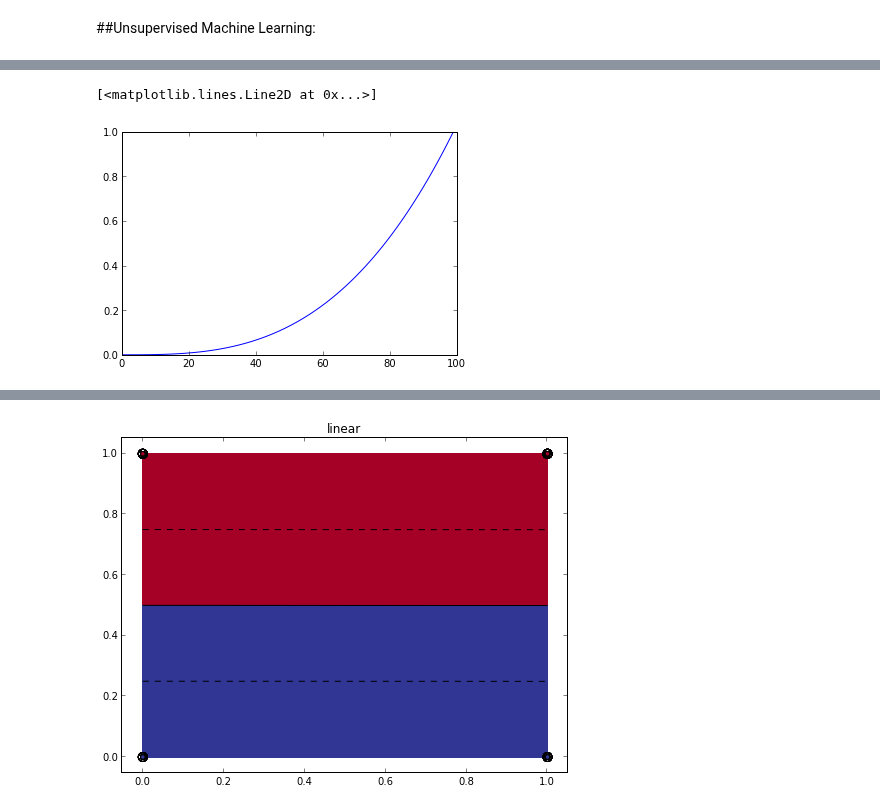
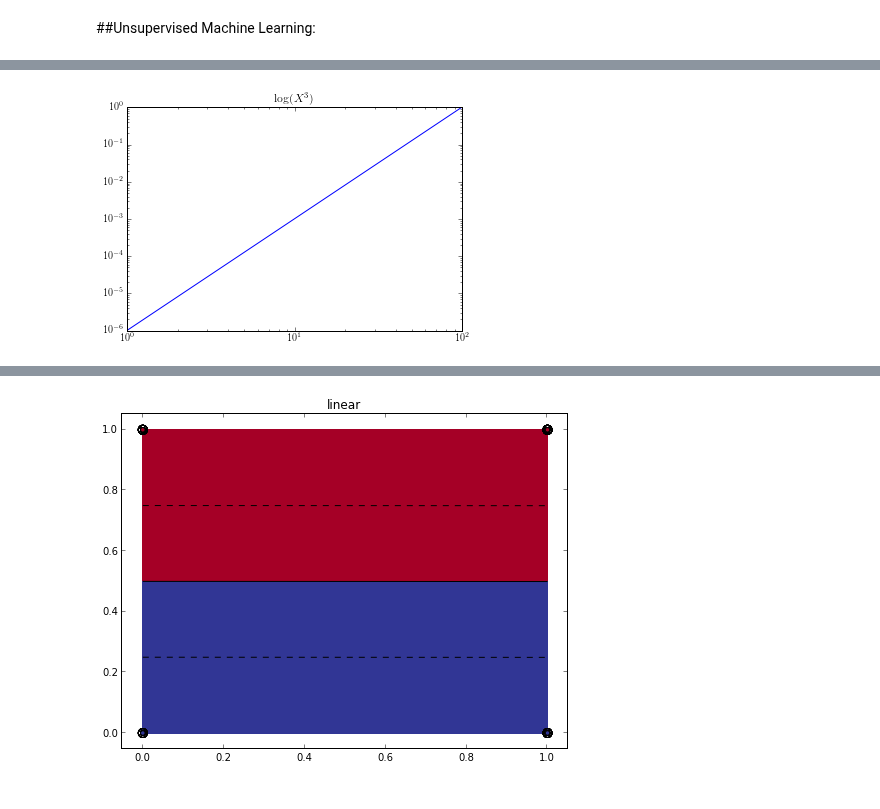
Before and after one commit to agconti/kaggle-titanic, a Jupyter notebook: Titanic.ipynb, the cells around one changed output, grey strips where cells are left out. Cells and saved outputs as stored; diff of their text form; code cells hidden in the pictures.

```diff
--- a/Titanic.ipynb
+++ b/Titanic.ipynb
@@ -479,5 +489,7 @@ This process of transforming models so that they can be better expressed in a di
 # %%
-plot(np.power(np.linspace(0,1,100), np.repeat(3, 100)))
+plt.figure(dpi=3200)
+loglog(np.power(np.linspace(0,1,100), np.repeat(3, 100)))
+title(r'\textit{\log(X^3)}')
+savefig('loglogx3.png', bbox_inches='tight')
 # %% [output]
-[<matplotlib.lines.Line2D at 0x...>]
-[figure, old version]
+[figure, new version]
```
Also changed, not shown: parts of 4 cells of this notebook.
